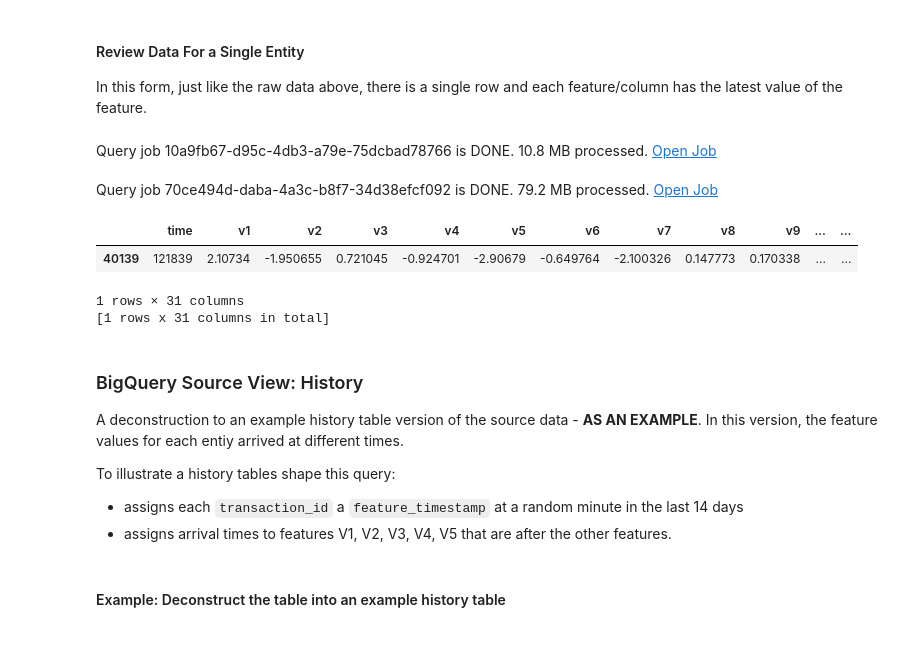
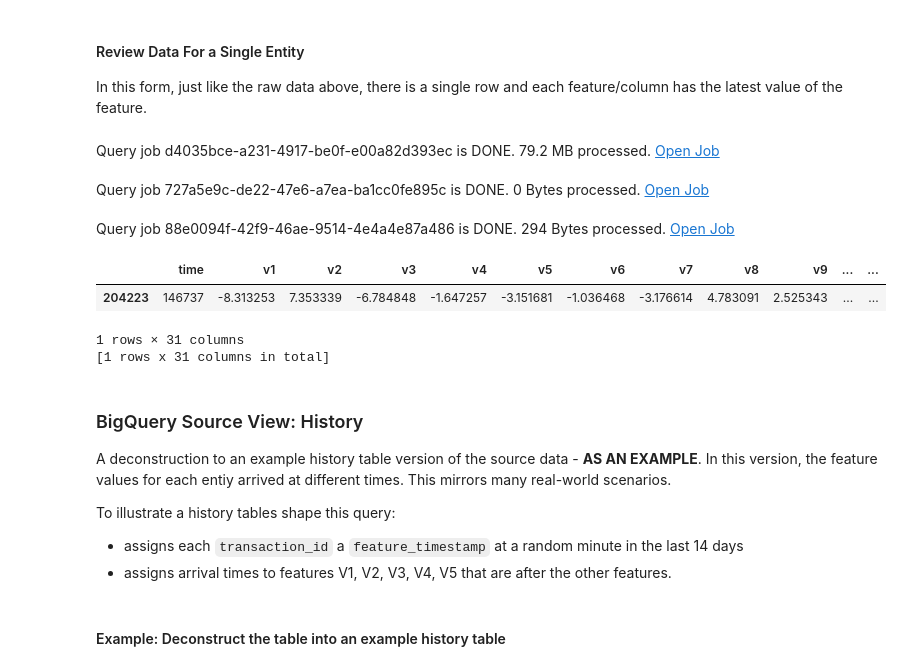
Before and after one commit to statmike/vertex-ai-mlops, a Jupyter notebook: Feature Store/Feature Store.ipynb, the cells around one changed output. Saved outputs shown, nothing was run; the diff lists cells and outputs as text; code cells hidden in the pictures; blank space fills up the shorter version.

```diff
--- a/Feature Store/Feature Store.ipynb
+++ b/Feature Store/Feature Store.ipynb
@@ -317,18 +343,20 @@ bq_job.result()
 In this form, just like the raw data above, there is a single row and each feature/column has the latest value of the feature.
 # %%
 source_latest = bpd.read_gbq(f'{BQ_PROJECT}.{BQ_DATASET}.{BQ_TABLE}_fs_latest')
-source_latest[source_latest['transaction_id'] == 'a50e10db-3573-4749-9ecb-309f5a4dc987']
-# %% [output]
-Query job 10a9fb67-d95c-4db3-a79e-75dcbad78766 is DONE. 10.8 MB processed. Open Job
-Query job 70ce494d-daba-4a3c-b8f7-34d38efcf092 is DONE. 79.2 MB processed. Open Job
-|  | time | v1 | v2 | v3 | v4 | v5 | v6 | v7 | v8 | v9 | ... | ... |
-| 40139 | 121839 | 2.10734 | -1.950655 | 0.721045 | -0.924701 | -2.90679 | -0.649764 | -2.100326 | 0.147773 | 0.170338 | ... | ... |
-1 rows × 31 columns
-[1 rows x 31 columns in total]
+# %%
+source_latest[source_latest['transaction_id'] == transaction_ids[0]]
+# %% [output]
+Query job d4035bce-a231-4917-be0f-e00a82d393ec is DONE. 79.2 MB processed. Open Job
+Query job 727a5e9c-de22-47e6-a7ea-ba1cc0fe895c is DONE. 0 Bytes processed. Open Job
+Query job 88e0094f-42f9-46ae-9514-4e4a4e87a486 is DONE. 294 Bytes processed. Open Job
+|  | time | v1 | v2 | v3 | v4 | v5 | v6 | v7 | v8 | v9 | ... | ... |
+| 204223 | 146737 | -8.313253 | 7.353339 | -6.784848 | -1.647257 | -3.151681 | -1.036468 | -3.176614 | 4.783091 | 2.525343 | ... | ... |
+1 rows × 31 columns
+[1 rows x 31 columns in total]
 # %% [markdown]
 ### BigQuery Source View: History
 
-A deconstruction to an example history table version of the source data - **AS AN EXAMPLE**.  In this version, the feature values for each entiy arrived at different times.
+A deconstruction to an example history table version of the source data - **AS AN EXAMPLE**.  In this version, the feature values for each entiy arrived at different times.  This mirrors many real-world scenarios.
 
 To illustrate a history tables shape this query:
 - assigns each `transaction_id` a `feature_timestamp` at a random minute in the last 14 days
```
Also changed, not shown: parts of 81 cells of this notebook.
